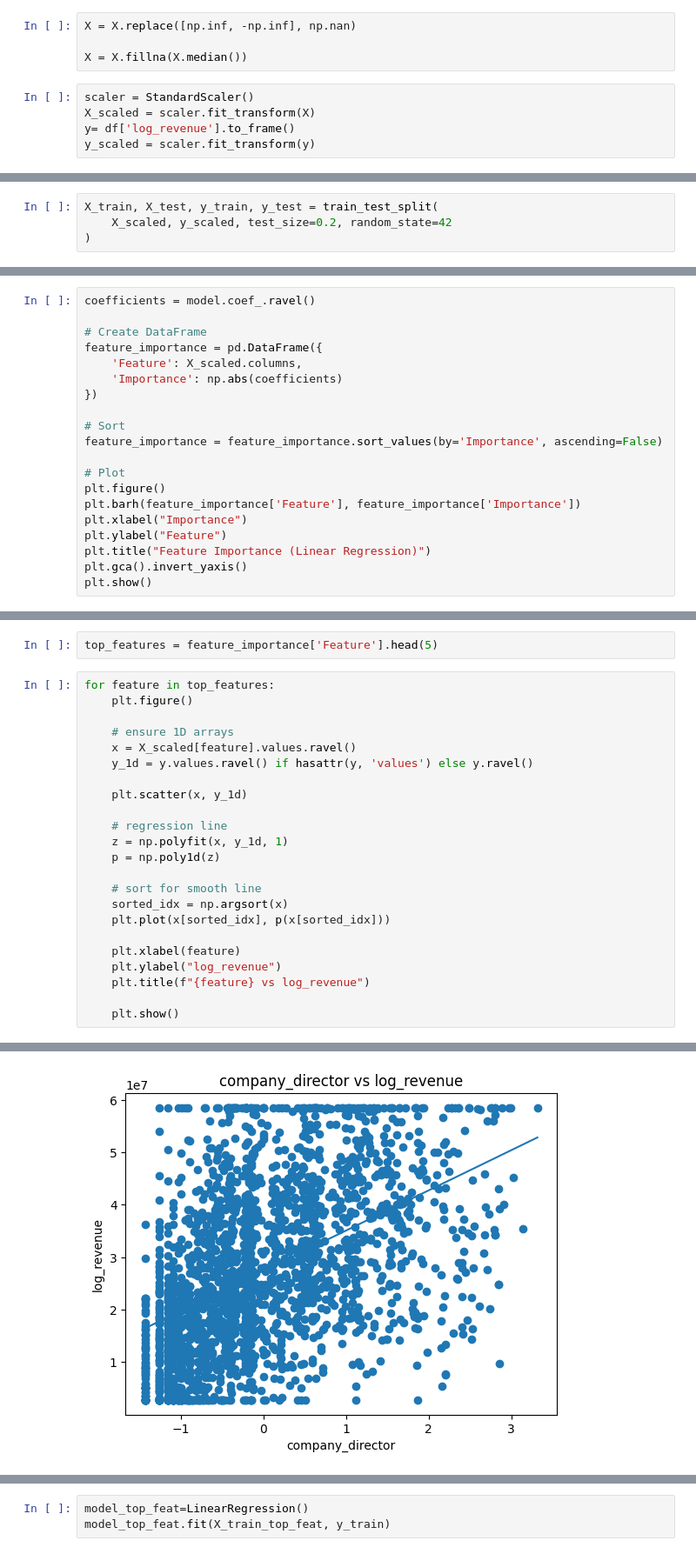
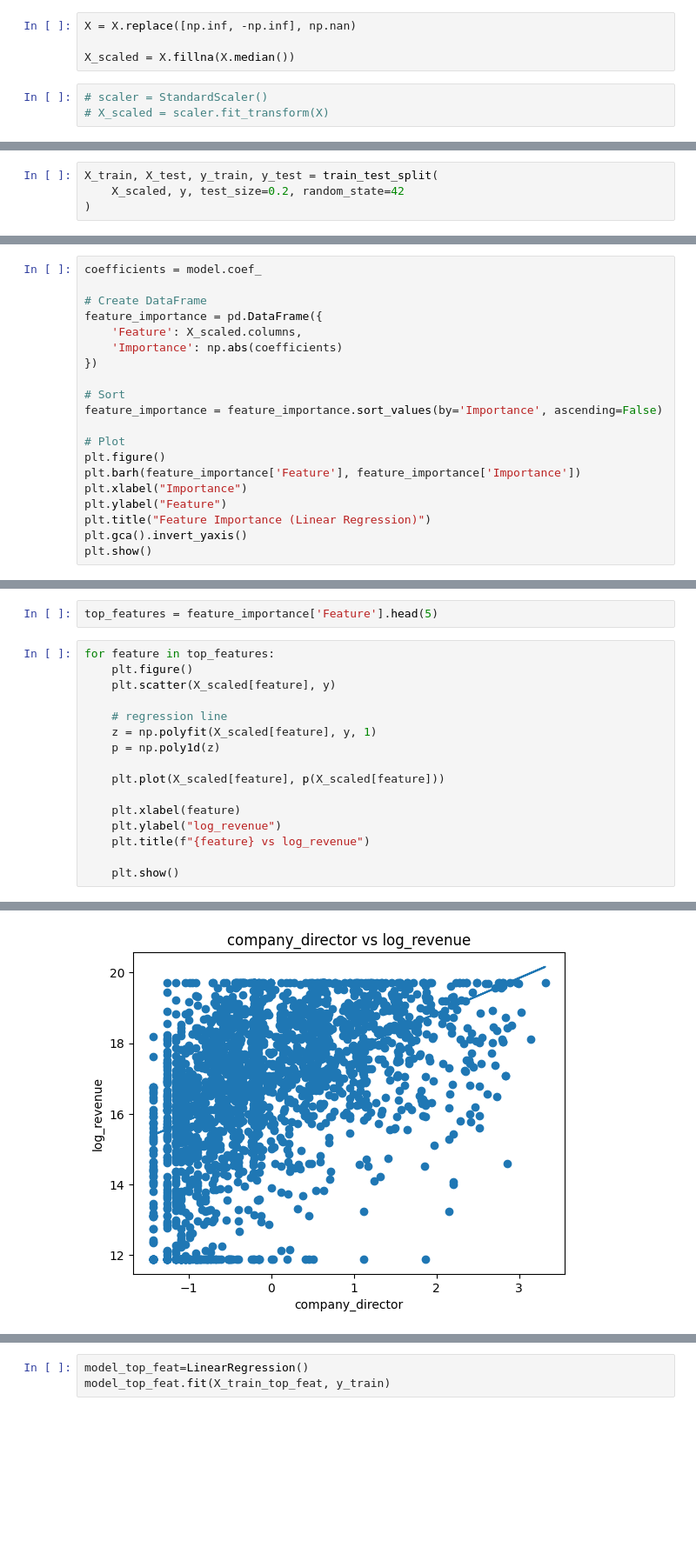
Before and after one commit to abinash128648/tmdb-box-office-prediction, a Jupyter notebook: movie-revenue-predicton.ipynb, the cells around one changed output, grey strips where cells are left out. Shown at 87% size. Saved outputs shown, nothing was run; the diff lists cells and outputs as text; blank space fills up the shorter version.

```diff
--- a/movie-revenue-predicton.ipynb
+++ b/movie-revenue-predicton.ipynb
@@ -671,12 +790,10 @@ y = df['log_revenue']
 # %%
 X = X.replace([np.inf, -np.inf], np.nan)
 
-X = X.fillna(X.median())
+X_scaled = X.fillna(X.median())
 # %%
-scaler = StandardScaler()
-X_scaled = scaler.fit_transform(X)
-y= df['log_revenue'].to_frame()
-y_scaled = scaler.fit_transform(y)
+# scaler = StandardScaler()
+# X_scaled = scaler.fit_transform(X)
 # %%
 X_scaled = pd.DataFrame(X_scaled, columns=X.columns)
 # %%
@@ -692,7 +810,7 @@ X_scaled.head()
 # model training
 # %%
 X_train, X_test, y_train, y_test = train_test_split(
-    X_scaled, y_scaled, test_size=0.2, random_state=42
+    X_scaled, y, test_size=0.2, random_state=42
 )
 # %%
 model = LinearRegression()
@@ -713,5 +842,5 @@ R² Score: 0.5688174462170115
 # %%
-coefficients = model.coef_.ravel()
+coefficients = model.coef_
 
 # Create DataFrame
 feature_importance = pd.DataFrame({
@@ -759,20 +888,13 @@ top_features = feature_importance['Feature'].head(5)
 # %%
 for feature in top_features:
     plt.figure()
-
-    # ensure 1D arrays
-    x = X_scaled[feature].values.ravel()
-    y_1d = y.values.ravel() if hasattr(y, 'values') else y.ravel()
-
-    plt.scatter(x, y_1d)
+    plt.scatter(X_scaled[feature], y)
 
     # regression line
-    z = np.polyfit(x, y_1d, 1)
+    z = np.polyfit(X_scaled[feature], y, 1)
     p = np.poly1d(z)
 
-    # sort for smooth line
-    sorted_idx = np.argsort(x)
-    plt.plot(x[sorted_idx], p(x[sorted_idx]))
+    plt.plot(X_scaled[feature], p(X_scaled[feature]))
 
     plt.xlabel(feature)
     plt.ylabel("log_revenue")
@@ -784 +906 @@ for feature in top_features:
-[figure, old version]
+[figure, new version]
```
Also changed, not shown: parts of 83 cells of this notebook.
